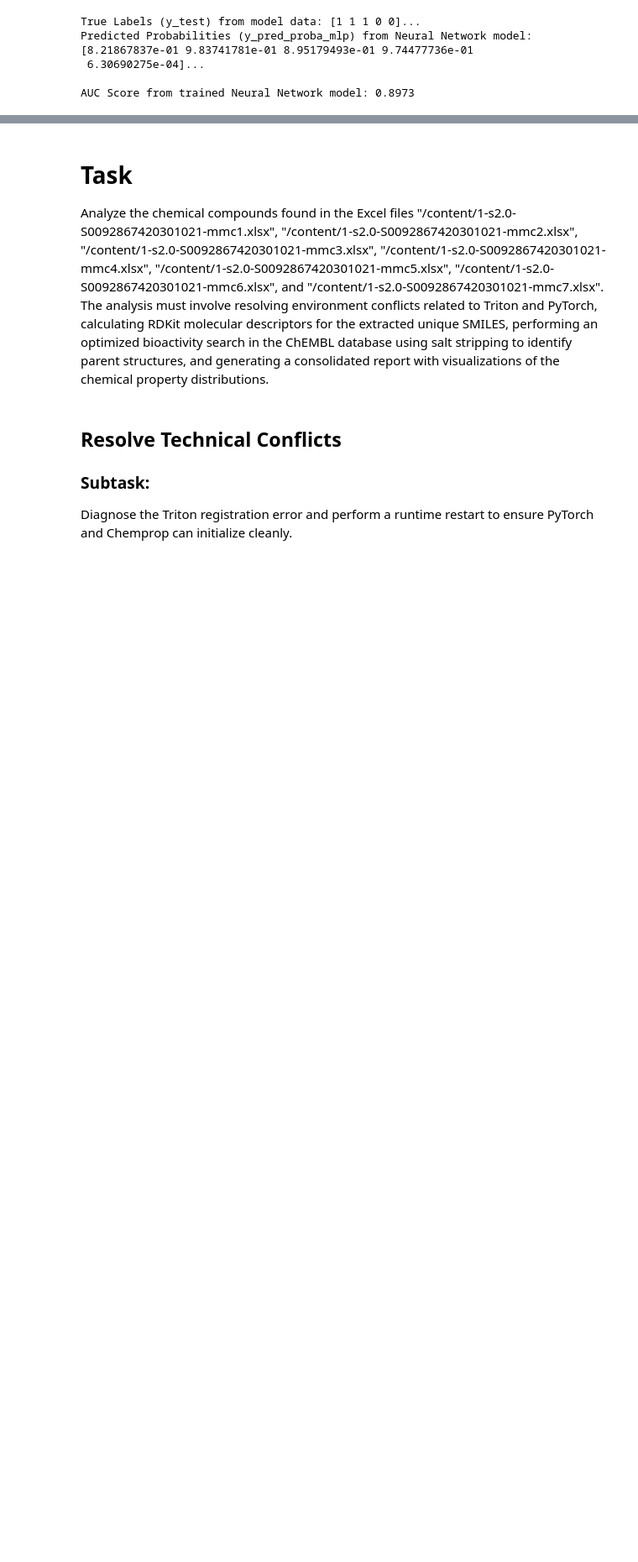
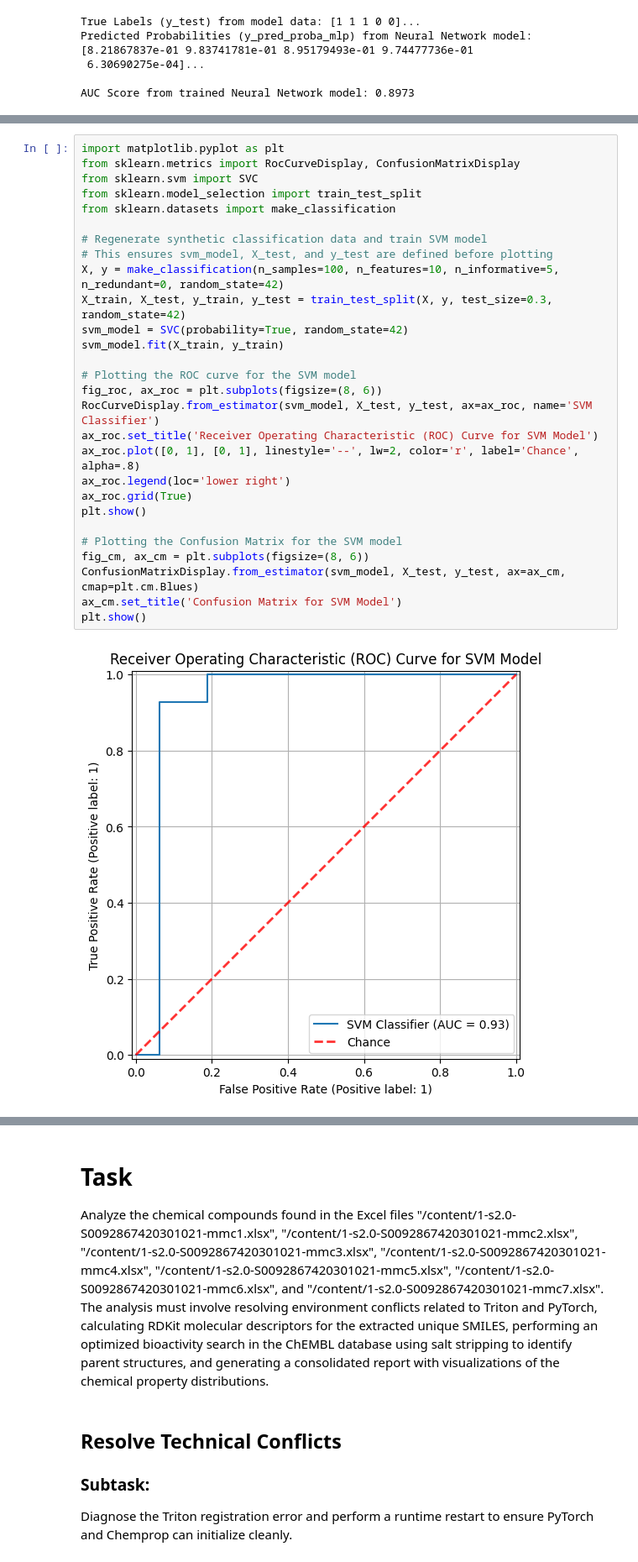
Before and after one commit to hmratul/Antibiotic-Resistant-Code, a Jupyter notebook: Untitled18.ipynb, the cells around one changed output, grey strips where cells are left out. Shown at 84% size. Saved outputs shown, nothing was run; the diff lists cells and outputs as text; blank space fills up the shorter version.

```diff
--- a/Untitled18.ipynb
+++ b/Untitled18.ipynb
@@ -493,0 +499,30 @@ AUC Score from trained Neural Network model: 0.8973
+# %%
+import matplotlib.pyplot as plt
+from sklearn.metrics import RocCurveDisplay, ConfusionMatrixDisplay
+from sklearn.svm import SVC
+from sklearn.model_selection import train_test_split
+from sklearn.datasets import make_classification
+
+# Regenerate synthetic classification data and train SVM model
+# This ensures svm_model, X_test, and y_test are defined before plotting
+X, y = make_classification(n_samples=100, n_features=10, n_informative=5, n_redundant=0, random_state=42)
+X_train, X_test, y_train, y_test = train_test_split(X, y, test_size=0.3, random_state=42)
+svm_model = SVC(probability=True, random_state=42)
+svm_model.fit(X_train, y_train)
+
+# Plotting the ROC curve for the SVM model
+fig_roc, ax_roc = plt.subplots(figsize=(8, 6))
+RocCurveDisplay.from_estimator(svm_model, X_test, y_test, ax=ax_roc, name='SVM Classifier')
+ax_roc.set_title('Receiver Operating Characteristic (ROC) Curve for SVM Model')
+ax_roc.plot([0, 1], [0, 1], linestyle='--', lw=2, color='r', label='Chance', alpha=.8)
+ax_roc.legend(loc='lower right')
+ax_roc.grid(True)
+plt.show()
+
+# Plotting the Confusion Matrix for the SVM model
+fig_cm, ax_cm = plt.subplots(figsize=(8, 6))
+ConfusionMatrixDisplay.from_estimator(svm_model, X_test, y_test, ax=ax_cm, cmap=plt.cm.Blues)
+ax_cm.set_title('Confusion Matrix for SVM Model')
+plt.show()
+# %% [output]
+[figure, added]
```
Also changed, not shown: parts of 39 cells of this notebook.
